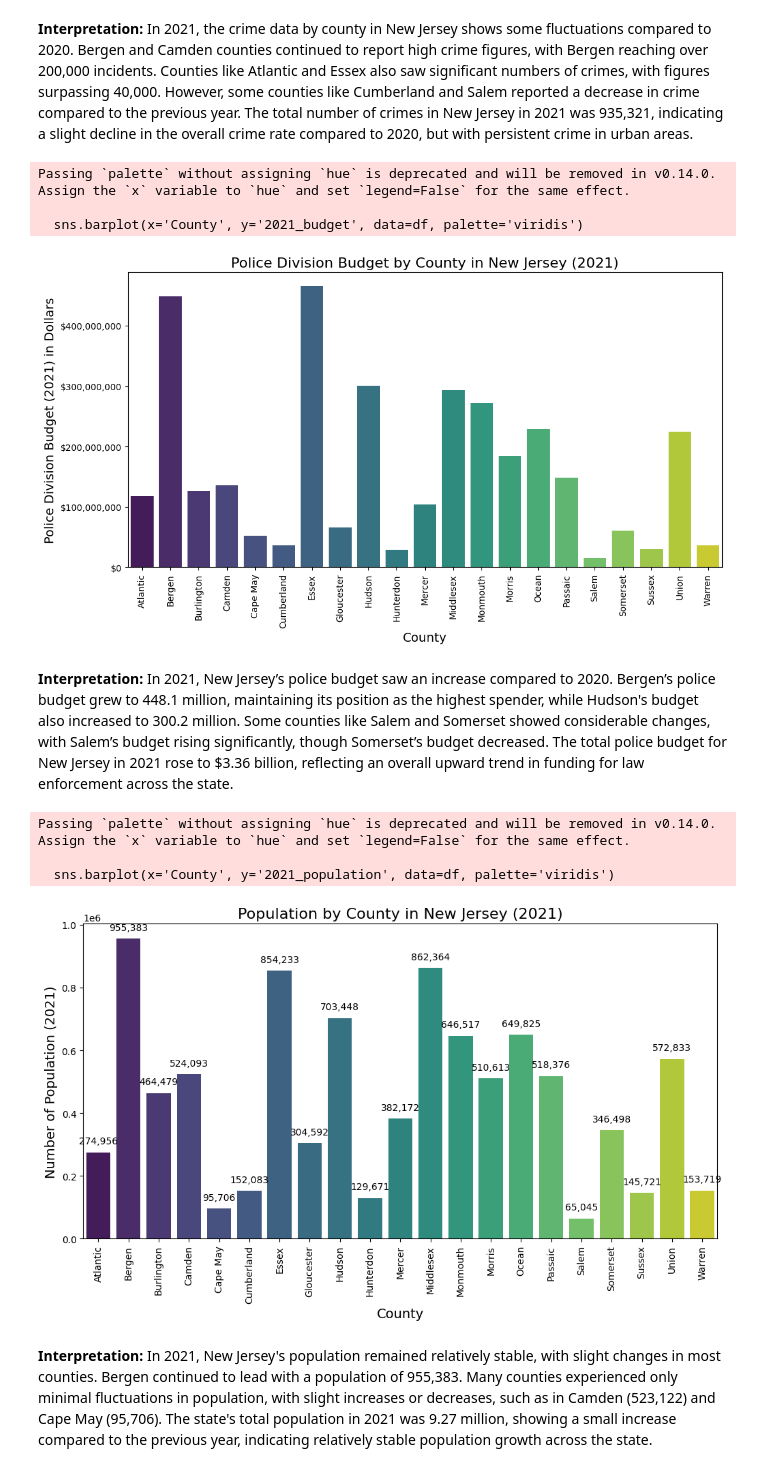
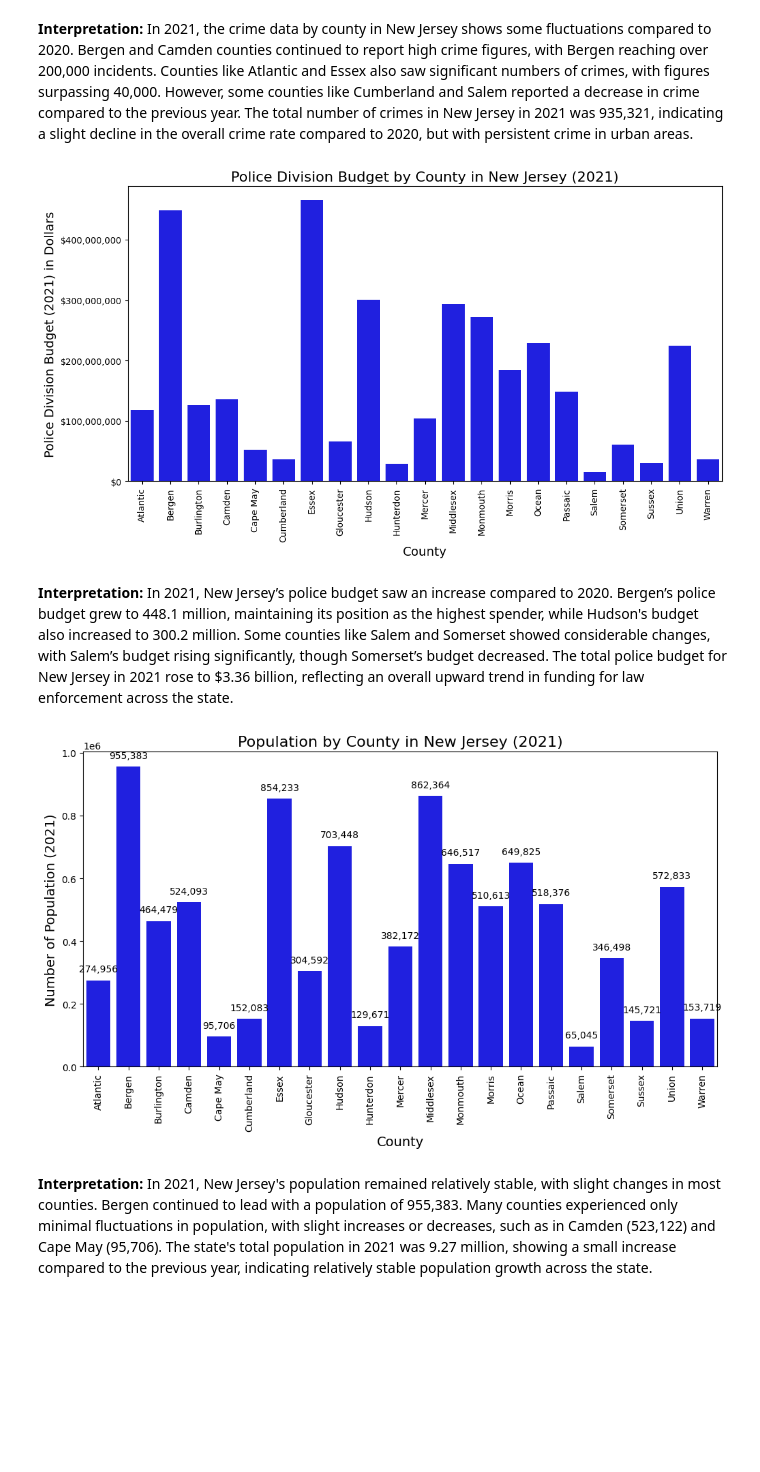
Before and after one commit to erikaguiracocha/Data-Visualization-2025, a Jupyter notebook: PS2erikaguiracocha.ipynb, the cells around one changed output. Saved outputs shown, nothing was run; the diff lists cells and outputs as text; code cells hidden in the pictures; blank space fills up the shorter version.

```diff
--- a/PS2erikaguiracocha.ipynb
+++ b/PS2erikaguiracocha.ipynb
@@ -425,7 +415,6 @@ Passing `palette` without assigning `hue` is deprecated and will be removed in v
 # %% [markdown]
 **Interpretation:** In 2021, the crime data by county in New Jersey shows some fluctuations compared to 2020. Bergen and Camden counties continued to report high crime figures, with Bergen reaching over 200,000 incidents. Counties like Atlantic and Essex also saw significant numbers of crimes, with figures surpassing 40,000. However, some counties like Cumberland and Salem reported a decrease in crime compared to the previous year. The total number of crimes in New Jersey in 2021 was 935,321, indicating a slight decline in the overall crime rate compared to 2020, but with persistent crime in urban areas.
 # %%
-import matplotlib.ticker as mtick
 # Sample Data: Replace with your actual dataset
 data = {
     'County': ['Atlantic', 'Bergen', 'Burlington', 'Camden', 'Cape May', 'Cumberland', 'Essex', 'Gloucester', 'Hudson',
@@ -442,9 +431,9 @@ df = pd.DataFrame(data)
 # Remove the 'Total New Jersey' row
 df = df[df['County'] != 'Total New Jersey']
 
-# Plotting the bar plot for police division budget by county (2021)
+# Plotting the bar plot for police division budget by county (2021) with a single color
 plt.figure(figsize=(12, 6))
-sns.barplot(x='County', y='2021_budget', data=df, palette='viridis')
+sns.barplot(x='County', y='2021_budget', data=df, color='blue')  # Single color (blue)
 
 # Rotate the county names on the X-axis for better readability
 plt.xticks(rotation=90)
@@ -460,10 +449,7 @@ plt.gca().yaxis.set_major_formatter(mtick.StrMethodFormatter('${x:,.0f}'))
 # Display the plot
 plt.show()
 # %% [output]
-Passing `palette` without assigning `hue` is deprecated and will be removed in v0.14.0. Assign the `x` variable to `hue` and set `legend=False` for the same effect.
-
-  sns.barplot(x='County', y='2021_budget', data=df, palette='viridis')
-[figure, old version]
+[figure, new version]
 # %% [markdown]
 **Interpretation:** In 2021, New Jersey’s police budget saw an increase compared to 2020. Bergen’s police budget grew to 448.1 million, maintaining its position as the highest spender, while Hudson's budget also increased to 300.2 million. Some counties like Salem and Somerset showed considerable changes, with Salem’s budget rising significantly, though Somerset’s budget decreased. The total police budget for New Jersey in 2021 rose to $3.36 billion, reflecting an overall upward trend in funding for law enforcement across the state.
 # %%
@@ -472,39 +458,36 @@ data = {
     'County': ['Atlantic', 'Bergen', 'Burlington', 'Camden', 'Cape May', 'Cumberland', 'Essex', 'Gloucester', 'Hudson',
                'Hunterdon', 'Mercer', 'Middlesex', 'Monmouth', 'Morris', 'Ocean', 'Passaic', 'Salem', 'Somerset',
                'Sussex', 'Union', 'Warren', 'Total New Jersey'],
     '2021_population': [274956, 955383, 464479, 524093, 95706, 152083, 854233, 304592, 703448, 129671, 382172, 862364,
                         646517, 510613, 649825, 518376, 65045, 346498, 145721, 572833, 153719, 927175]
 }
 
 # Create DataFrame
 df = pd.DataFrame(data)
 
 # Remove the 'Total New Jersey' row
 df = df[df['County'] != 'Total New Jersey']
 
-# Plotting the bar plot for population by county (2021)
+# Plotting the bar plot for population by county (2021) with a single color
 plt.figure(figsize=(12, 6))
-sns.barplot(x='County', y='2021_population', data=df, palette='viridis')
+sns.barplot(x='County', y='2021_population', data=df, color='blue')  # Single color (blue)
 
 # Rotate the county names on the X-axis for better readability
 plt.xticks(rotation=90)
 
 # Add titles and labels
 plt.title('Population by County in New Jersey (2021)', fontsize=16)
 plt.xlabel('County', fontsize=14)
 plt.ylabel('Number of Population (2021)', fontsize=14)
 
 # Display the population values on top of the bars
 for index, value in enumerate(df['2021_population']):
     plt.text(index, value + 20000, f'{value:,.0f}', ha='center', va='bottom', fontsize=10)
 
 # Display the plot
 plt.show()
 # %% [output]
-Passing `palette` without assigning `hue` is deprecated and will be removed in v0.14.0. Assign the `x` variable to `hue` and set `legend=False` for the same effect.
-
-  sns.barplot(x='County', y='2021_population', data=df, palette='viridis')
-[figure, old version]
+[figure, new version]
 # %% [markdown]
 **Interpretation:** In 2021, New Jersey's population remained relatively stable, with slight changes in most counties. Bergen continued to lead with a population of 955,383. Many counties experienced only minimal fluctuations in population, with slight increases or decreases, such as in Camden (523,122) and Cape May (95,706). The state's total population in 2021 was 9.27 million, showing a small increase compared to the previous year, indicating relatively stable population growth across the state.
 # %% [markdown]
```
Also changed, not shown: parts of 7 cells of this notebook.
